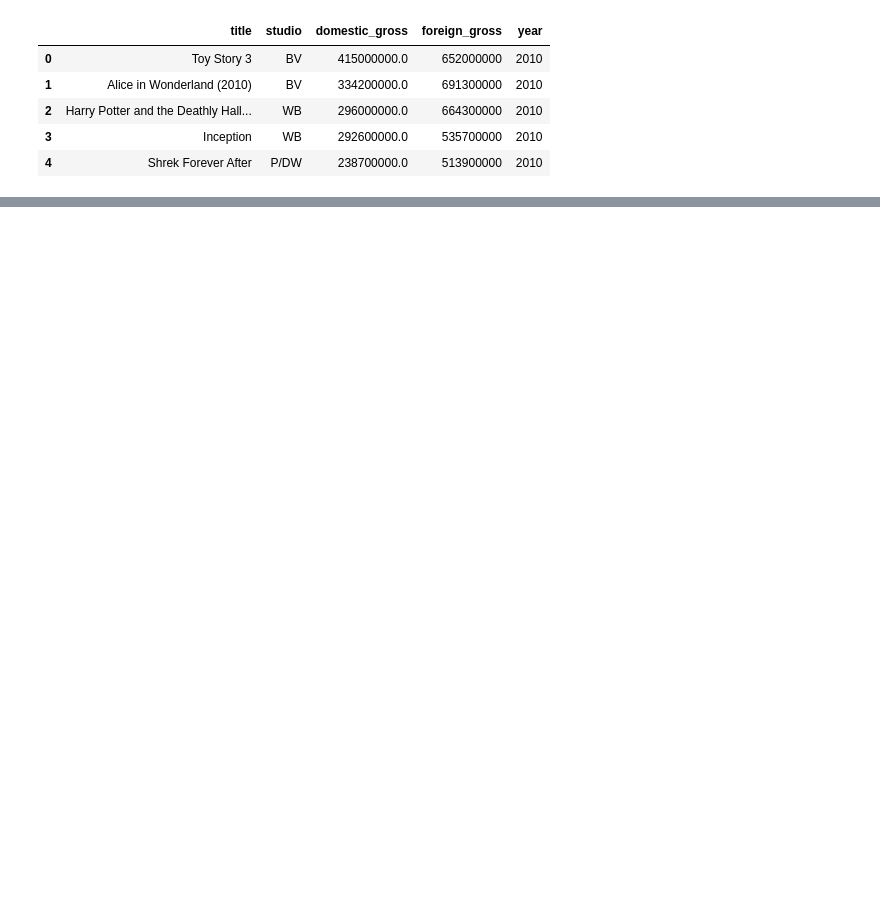
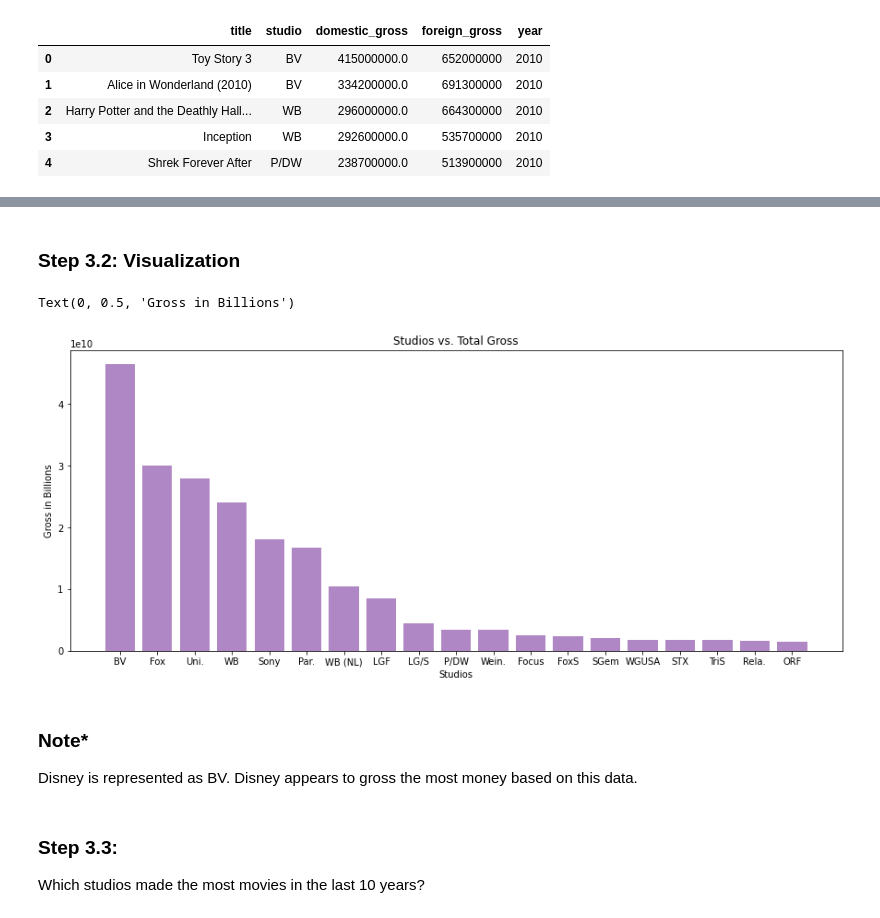
Before and after one commit to AidanStack/Movie_Data_Analysis_Project, a Jupyter notebook: Jen's Studio to Profit Analysis.ipynb, the cells around one changed output, grey strips where cells are left out. Cells and saved outputs as stored; diff of their text form; code cells hidden in the pictures; blank space fills up the shorter version.

```diff
--- a/Jen's Studio to Profit Analysis.ipynb
+++ b/Jen's Studio to Profit Analysis.ipynb
@@ -327,0 +109,19 @@ popularity_df[['studio', 'title', 'popularity']].head(50)
+# %%
+# Create a new data frame with the total_gross as the values and the columns as the studios/
+studio_totals = new_df.pivot_table(index=new_df.index, values='total_gross', columns='studio')
+
+# Let's make a dictionary of all these studios and their total gross, then sort them from greatest to least.
+# Dictionary of the dataframe from studio_totals
+x = dict(studio_totals.sum(0))
+
+# Find the average of all of the studios total profits
+list_studio_values = list(studio_totals.sum(0))
+list_studio_index = list(studio_totals.sum(0).index)
+avg_list_studio_values = sum(list_studio_values) / len(list_studio_values)
+
+#I want my plot to show studios that had at or above the average total_gross of all films.
+x1 = dict((k, v) for k, v in x.items() if v >= avg_list_studio_values)
+
+#Now I want to sort my values from greatest to least
+x2 = {k: v for k, v in sorted(x1.items(), key=lambda item: item[1], reverse=True)}
+x2
@@ -327,0 +148,23 @@ popularity_df[['studio', 'title', 'popularity']].head(50)
+# %% [markdown]
+### Step 3.2: Visualization
+# %%
+#I'll get my x axis from the keys in the dictionary and my height from the values in the dictionary above.
+x = list(x2.keys())
+height = list(x2.values())
+
+fig, ax = plt.subplots(figsize=(15,6))
+
+ax.bar(x, height, color='#af87c4')
+
+ax.set_title('Studios vs. Total Gross')
+ax.set_xlabel('Studios')
+ax.set_ylabel('Gross in Billions')
+# %% [output]
+Text(0, 0.5, 'Gross in Billions')
+[figure, added]
+# %% [markdown]
+### Note*
+Disney is represented as BV. Disney appears to gross the most money based on this data.
+# %% [markdown]
+### Step 3.3:
+Which studios made the most movies in the last 10 years?
```
Also changed, not shown: parts of 50 cells of this notebook.
